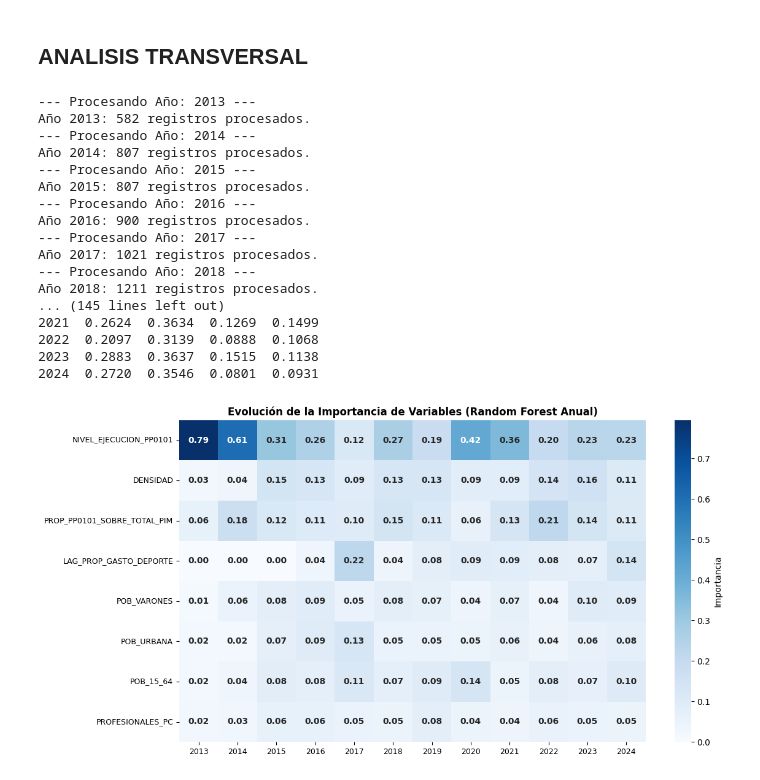
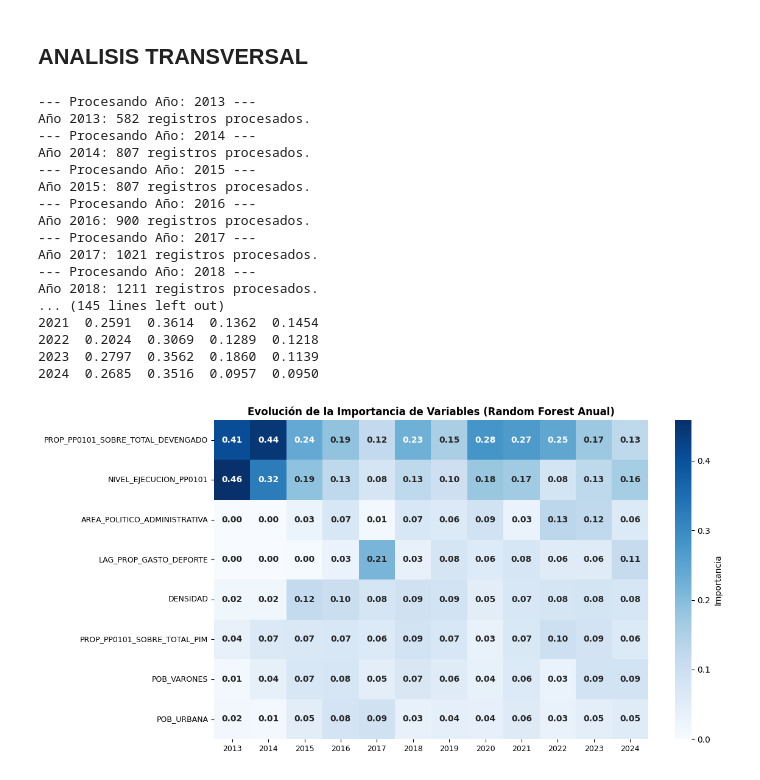
Before and after one commit to NikolaiSantos/random_forest_PP0101, a Jupyter notebook: Paper.ipynb, the cells around one changed output. Drawn from its saved outputs; the diff is of its cells as text; code cells hidden in the pictures.

Commit message:
Se mejoró el valor del R2 y de las demás métricas añadiendo variables adicionales

```diff
--- a/Paper.ipynb
+++ b/Paper.ipynb
@@ -159,7 +159,9 @@ df_trabajo['CAPACIDAD_PLAN'] = (df_trabajo.get('PDMC', 0).fillna(0) +
 
 # Variables fiscales (ya vienen en el dataset, solo nos aseguramos de que existan)
 df_trabajo['PROP_PIM_TRANSFERENCIAS_PP0101'] = df_trabajo.get('PROP_PIM_TRANSFERENCIAS_PP0101', np.nan)
+df_trabajo['PROP_PIM_TRANSFERENCIAS_PP0101'] = 100*df_trabajo['PROP_PIM_TRANSFERENCIAS_PP0101']
 df_trabajo['PROP_PP0101_SOBRE_TOTAL_PIM'] = df_trabajo.get('PROP_PP0101_SOBRE_TOTAL_PIM', np.nan)
+df_trabajo['PROP_PP0101_SOBRE_TOTAL_PIM'] = 100*df_trabajo['PROP_PP0101_SOBRE_TOTAL_PIM']
 df_trabajo['NIVEL_EJECUCION_PP0101'] = df_trabajo.get('NIVEL_EJECUCION_PP0101', np.nan)
 
 # Demografía
@@ -171,9 +173,10 @@ df_trabajo['DENSIDAD'] = 1000 * df_trabajo.get('POBLACION', np.nan) / df_trabajo
 # Variable objetivo
 df_trabajo['PROP_GASTO_DEPORTE'] = df_trabajo.get('PROP_GASTO_INFRAESTRUCTURA_DEPORTIVA_Y_RECREATIVA_PP0101', np.nan)
 
-# Lag de la variable objetivo (por distrito)
+# Lag de variables (por distrito)
 df_trabajo = df_trabajo.sort_values(by=['UBIGEO', 'AÑO'])
 df_trabajo['LAG_PROP_GASTO_DEPORTE'] = df_trabajo.groupby('UBIGEO')['PROP_GASTO_DEPORTE'].shift(1)
+df_trabajo['LAG_NIVEL_EJECUCION_PP0101'] = df_trabajo.groupby('UBIGEO')['NIVEL_EJECUCION_PP0101'].shift(1)
 
 len(df_trabajo)
 # %% [output]
@@ -202,7 +205,9 @@ Shapefile cargado con 1874 registros
 # FASE 6: SELECCIÓN DE VARIABLES PARA EL MODELO
 # ------------------------------------------------------------------------------
 features = [
-    'JERARQUIA_POLITICA',
+    'AREA_POLITICO_ADMINISTRATIVA',
+    'ES_PROVINCIAL',
+    #'JERARQUIA_POLITICA',
     'INFRA_MAYOR',
     'INFRA_MENOR',
     'PROFESIONALES_PC',
@@ -215,8 +220,10 @@ features = [
     'POB_15_64',
     'POB_URBANA',
     'LAG_PROP_GASTO_DEPORTE',
+    'LAG_NIVEL_EJECUCION_PP0101',
     'NIVEL_EJECUCION_PP0101',
     'PROP_PP0101_SOBRE_TOTAL_PIM',
+    'PROP_PP0101_SOBRE_TOTAL_DEVENGADO',
     'CICLO_ELECTORAL'
 ]
 
@@ -895,6 +902,7 @@ features_sin_ciclo = [f for f in features if f != 'CICLO_ELECTORAL']
 
 # También definimos la lista para 2013 (sin LAG)
 features_2013 = [f for f in features_sin_ciclo if f != 'LAG_PROP_GASTO_DEPORTE']
+features_2013 = [f for f in features_2013 if f != 'LAG_NIVEL_EJECUCION_PP0101']
 
 target = "PROP_GASTO_DEPORTE"
 
@@ -1019,35 +1027,35 @@ sns.heatmap(
 
 # Eliminar la etiqueta del eje horizontal
 ax.set_xlabel('')
 
 # Reducir tamaño de letra de las etiquetas del eje vertical (variables)
 ax.set_yticklabels(ax.get_yticklabels(), fontsize=9, rotation=0)
 
 # Reducir tamaño de letra de las etiquetas del eje horizontal (años)
 ax.set_xticklabels(ax.get_xticklabels(), fontsize=9, rotation=0)
 
 # Mantener el título
 ax.set_title('Evolución de la Importancia de Variables (Random Forest Anual)', fontsize=12, fontweight='bold')
 
 plt.tight_layout()
 plt.savefig("heatmap_importancias_anuales.png", dpi=300, bbox_inches='tight')
 plt.show()
 # %% [output]
 --- Procesando Año: 2013 ---
 Año 2013: 582 registros procesados.
 --- Procesando Año: 2014 ---
 Año 2014: 807 registros procesados.
 --- Procesando Año: 2015 ---
 Año 2015: 807 registros procesados.
 --- Procesando Año: 2016 ---
 Año 2016: 900 registros procesados.
 --- Procesando Año: 2017 ---
 Año 2017: 1021 registros procesados.
 --- Procesando Año: 2018 ---
 Año 2018: 1211 registros procesados.
 ... (145 lines left out)
-2021  0.2624  0.3634  0.1269  0.1499
-2022  0.2097  0.3139  0.0888  0.1068
-2023  0.2883  0.3637  0.1515  0.1138
-2024  0.2720  0.3546  0.0801  0.0931
+2021  0.2591  0.3614  0.1362  0.1454
+2022  0.2024  0.3069  0.1289  0.1218
+2023  0.2797  0.3562  0.1860  0.1139
+2024  0.2685  0.3516  0.0957  0.0950
-[figure, old version]
+[figure, new version]
```
Also changed, not shown: parts of 5 cells of this notebook, 8 other files.
